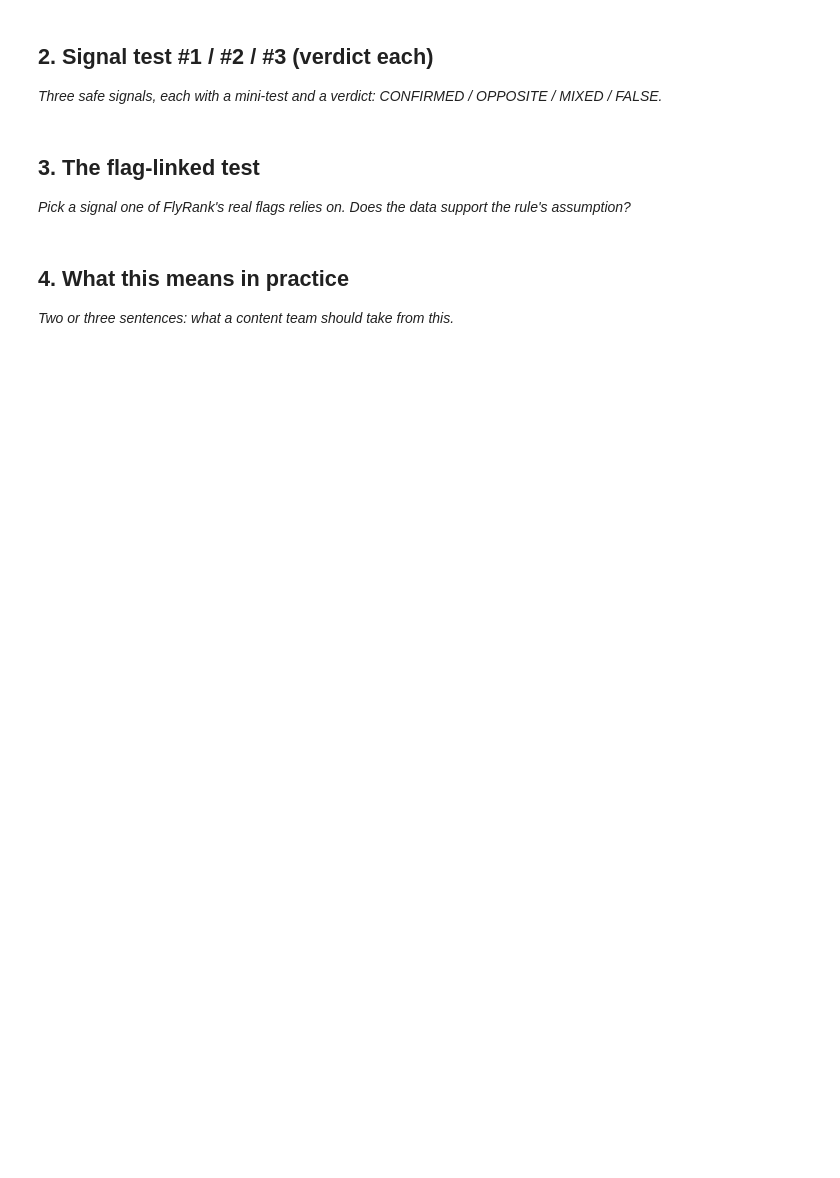
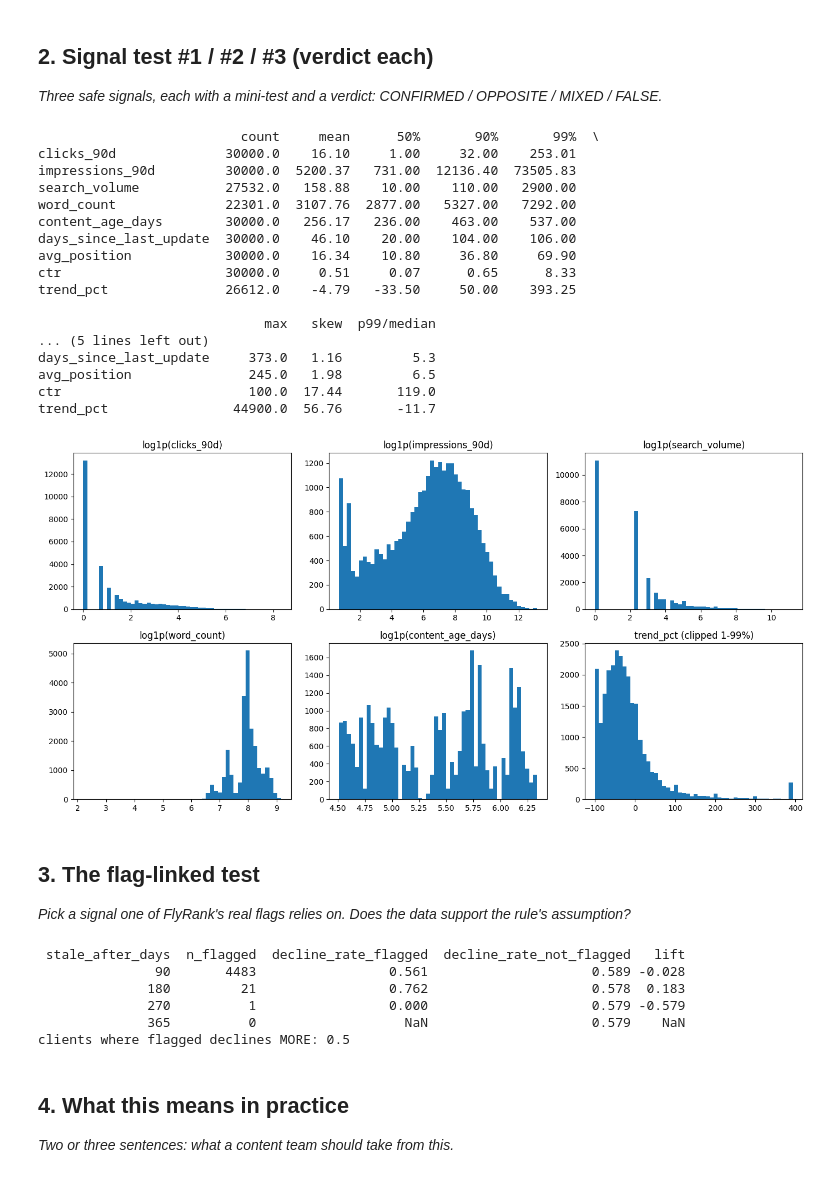
Before and after one commit to MbaliThusi/Mbali-Flyrank-intern-rep., a Jupyter notebook: work/notebooks/w04_signal_audit.ipynb, the cells around one changed output. Saved outputs shown, nothing was run; the diff lists cells and outputs as text; code cells hidden in the pictures; blank space fills up the shorter version.

```diff
--- a/work/notebooks/w04_signal_audit.ipynb
+++ b/work/notebooks/w04_signal_audit.ipynb
@@ -13,3 +13,9 @@ This skeleton is yours to fill. Work the sections **in order** — each one has
 # %%
 # This cell is for CODE (numbers, a query, a check).
 # Write your text answer in the cell ABOVE this one — typing sentences here breaks Run All.
+# %%
+import pandas as pd, numpy as np
+from google.colab import files
+uploaded = files.upload()
+df = pd.read_csv(list(uploaded.keys())[0])
+print(df.shape)
@@ -20,6 +30,46 @@ This skeleton is yours to fill. Work the sections **in order** — each one has
 # %%
 # This cell is for CODE (numbers, a query, a check).
 # Write your text answer in the cell ABOVE this one — typing sentences here breaks Run All.
+# %%
+import matplotlib.pyplot as plt
+
+key = ["clicks_90d", "impressions_90d", "search_volume", "word_count",
+       "content_age_days", "days_since_last_update", "avg_position", "ctr", "trend_pct"]
+d = df[key].replace([np.inf, -np.inf], np.nan)
+
+summary = d.describe(percentiles=[.5, .9, .99]).T
+summary["skew"] = d.skew()
+summary["p99/median"] = (summary["99%"] / summary["50%"].replace(0, np.nan)).round(1)
+print(summary[["count", "mean", "50%", "90%", "99%", "max", "skew", "p99/median"]].round(2))
+
+fig, axes = plt.subplots(2, 3, figsize=(14, 7))
+for ax, c in zip(axes.ravel(), ["clicks_90d", "impressions_90d", "search_volume",
+                                "word_count", "content_age_days", "trend_pct"]):
+    s = d[c].dropna()
+    if s.min() >= 0:
+        ax.hist(np.log1p(s), bins=50); ax.set_title(f"log1p({c})")
+    else:
+        ax.hist(s.clip(s.quantile(.01), s.quantile(.99)), bins=50); ax.set_title(f"{c} (clipped 1-99%)")
+plt.tight_layout(); plt.show()
+# %% [output]
+                          count     mean      50%       90%       99%  \
+clicks_90d              30000.0    16.10     1.00     32.00    253.01
+impressions_90d         30000.0  5200.37   731.00  12136.40  73505.83
+search_volume           27532.0   158.88    10.00    110.00   2900.00
+word_count              22301.0  3107.76  2877.00   5327.00   7292.00
+content_age_days        30000.0   256.17   236.00    463.00    537.00
+days_since_last_update  30000.0    46.10    20.00    104.00    106.00
+avg_position            30000.0    16.34    10.80     36.80     69.90
+ctr                     30000.0     0.51     0.07      0.65      8.33
+trend_pct               26612.0    -4.79   -33.50     50.00    393.25
+
+                             max   skew  p99/median
+... (5 lines left out)
+days_since_last_update     373.0   1.16         5.3
+avg_position               245.0   1.98         6.5
+ctr                        100.0  17.44       119.0
+trend_pct                44900.0  56.76       -11.7
+[figure, added]
 # %% [markdown]
 ## 3. The flag-linked test
 
@@ -27,6 +77,33 @@ This skeleton is yours to fill. Work the sections **in order** — each one has
 # %%
 # This cell is for CODE (numbers, a query, a check).
 # Write your text answer in the cell ABOVE this one — typing sentences here breaks Run All.
+# %%
+b = df[df["clicks_prev_30d"] > 0].copy()
+b["declined"] = (b["clicks_last_30d"] < b["clicks_prev_30d"]).astype(int)
+
+# Does the rule's assumption hold at several thresholds?
+rows = []
+for days in [90, 180, 270, 365]:
+    flagged = b["days_since_last_update"] > days
+    rows.append([days, flagged.sum(),
+                 b.loc[flagged, "declined"].mean(),
+                 b.loc[~flagged, "declined"].mean()])
+res = pd.DataFrame(rows, columns=["stale_after_days", "n_flagged", "decline_rate_flagged", "decline_rate_not_flagged"])
+res["lift"] = res["decline_rate_flagged"] - res["decline_rate_not_flagged"]
+print(res.round(3).to_string(index=False))
+
+# Does it hold inside each client, or only pooled?
+flagged = b["days_since_last_update"] > 180
+by_client = b.assign(f=flagged).groupby(["client_id", "f"])["declined"].mean().unstack()
+by_client = by_client.dropna()
+print("clients where flagged declines MORE:", (by_client[True] > by_client[False]).mean().round(2))
+# %% [output]
+ stale_after_days  n_flagged  decline_rate_flagged  decline_rate_not_flagged   lift
+               90       4483                 0.561                     0.589 -0.028
+              180         21                 0.762                     0.578  0.183
+              270          1                 0.000                     0.579 -0.579
+              365          0                   NaN                     0.579    NaN
+clients where flagged declines MORE: 0.5
 # %% [markdown]
 ## 4. What this means in practice
 
```
Also changed, not shown: parts of 2 cells of this notebook.
